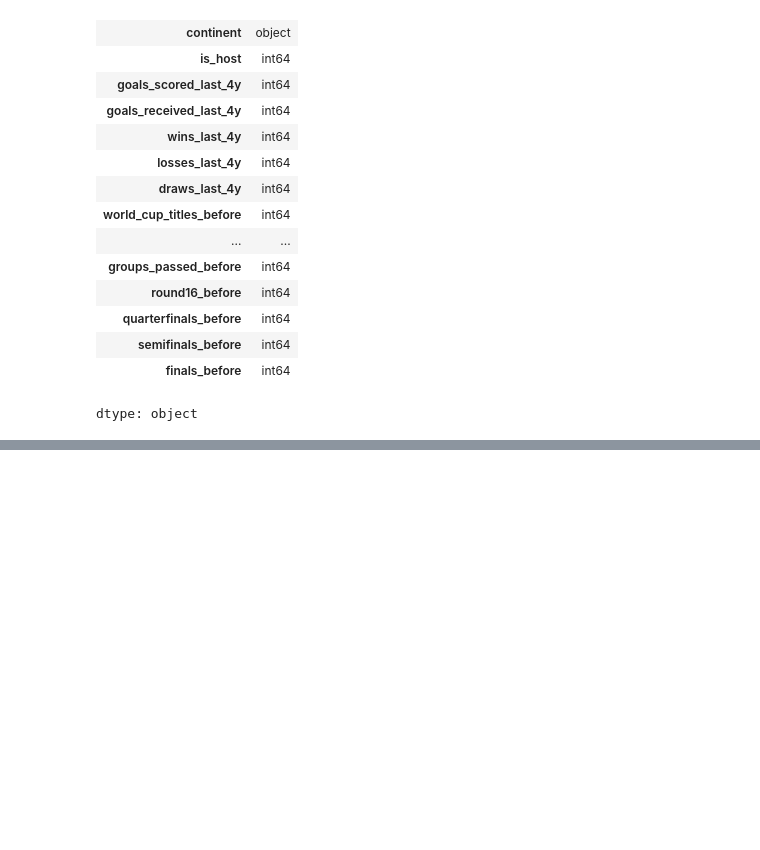
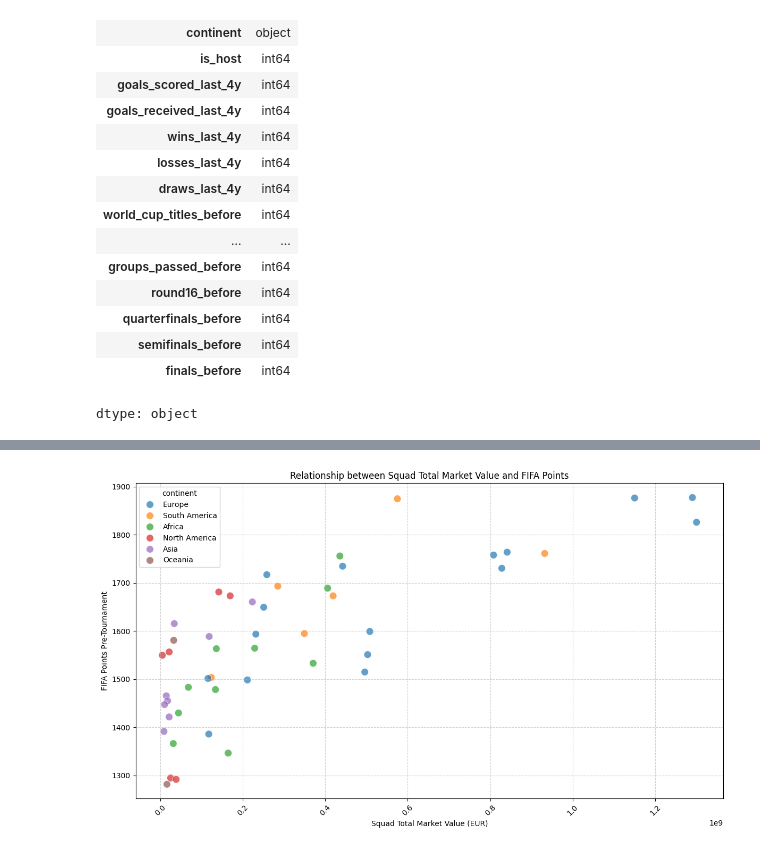
Before and after one commit to kxrrym03/FIFA, a Jupyter notebook: FIFA.ipynb, the cells around one changed output, grey strips where cells are left out. Cells and saved outputs as stored; diff of their text form; code cells hidden in the pictures; blank space fills up the shorter version.

```diff
--- a/FIFA.ipynb
+++ b/FIFA.ipynb
@@ -150,0 +190,12 @@ dtype: object
+# %%
+plt.figure(figsize=(12, 7))
+sns.scatterplot(x='squad_total_market_value_eur', y='fifa_points_pre_tournament', data=df, hue='continent', palette='tab10', s=100, alpha=0.7)
+plt.title('Relationship between Squad Total Market Value and FIFA Points')
+plt.xlabel('Squad Total Market Value (EUR)')
+plt.ylabel('FIFA Points Pre-Tournament')
+plt.grid(True, linestyle='--', alpha=0.6)
+plt.xticks(rotation=45)
+plt.tight_layout()
+plt.show()
+# %% [output]
+[figure, added]
```
Also changed, not shown: parts of 7 cells of this notebook.
